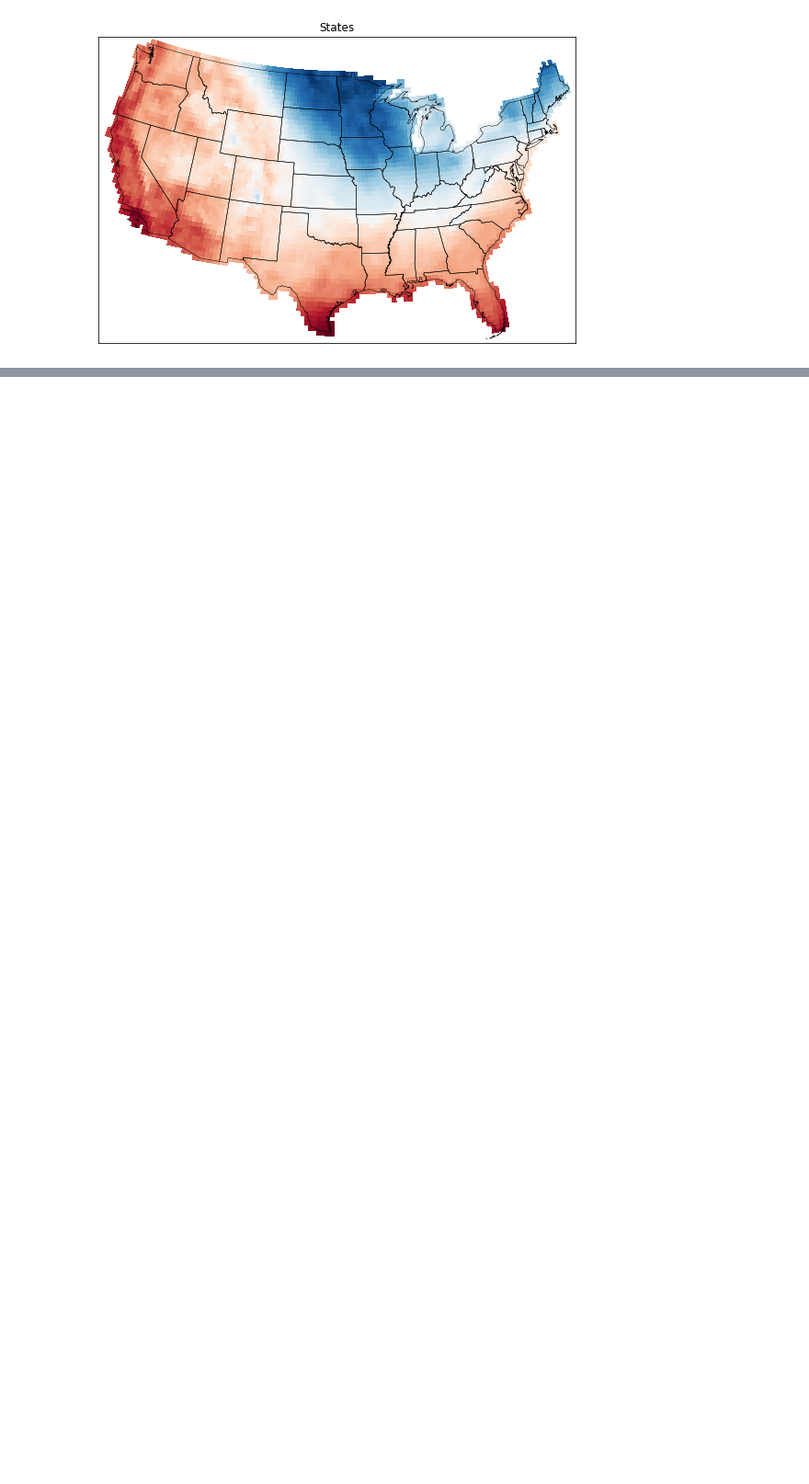
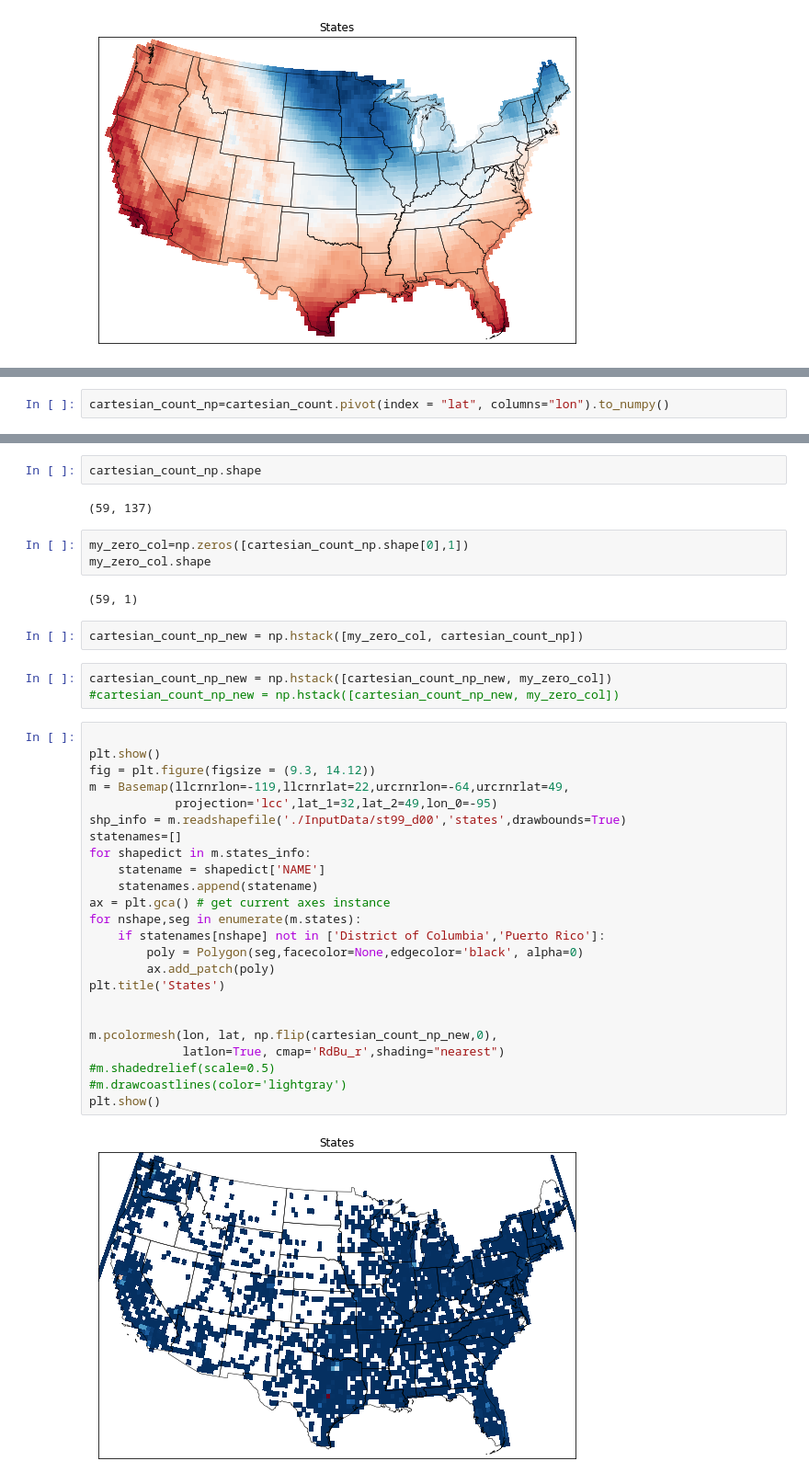
Before and after one commit to epfl-ada/ada-2020-project-milestone-p3-p3_panda_pied, a Jupyter notebook: US_temp.ipynb, the cells around one changed output, grey strips where cells are left out. Shown: that part at 92% size. Cells and saved outputs as stored; diff of their text form; blank space fills up the shorter version.

Commit message:
ENH: the gridded checkin data added in US_temp file plots drawn over US map

```diff
--- a/US_temp.ipynb
+++ b/US_temp.ipynb
@@ -42,0 +101,2 @@ plt.show()
+# %%
+cartesian_count_np=cartesian_count.pivot(index = "lat", columns="lon").to_numpy()
@@ -42,0 +121,40 @@ plt.show()
+# %%
+cartesian_count_np.shape
+# %% [output]
+(59, 137)
+# %%
+my_zero_col=np.zeros([cartesian_count_np.shape[0],1])
+my_zero_col.shape
+# %% [output]
+(59, 1)
+# %%
+cartesian_count_np_new = np.hstack([my_zero_col, cartesian_count_np])
+# %%
+cartesian_count_np_new = np.hstack([cartesian_count_np_new, my_zero_col])
+#cartesian_count_np_new = np.hstack([cartesian_count_np_new, my_zero_col])
+# %%
+
+plt.show()
+fig = plt.figure(figsize = (9.3, 14.12))
+m = Basemap(llcrnrlon=-119,llcrnrlat=22,urcrnrlon=-64,urcrnrlat=49,
+            projection='lcc',lat_1=32,lat_2=49,lon_0=-95)
+shp_info = m.readshapefile('./InputData/st99_d00','states',drawbounds=True)
+statenames=[]
+for shapedict in m.states_info:
+    statename = shapedict['NAME']
+    statenames.append(statename)
+ax = plt.gca() # get current axes instance
+for nshape,seg in enumerate(m.states):
+    if statenames[nshape] not in ['District of Columbia','Puerto Rico']:
+        poly = Polygon(seg,facecolor=None,edgecolor='black', alpha=0)
+        ax.add_patch(poly)
+plt.title('States')
+
+
+m.pcolormesh(lon, lat, np.flip(cartesian_count_np_new,0),
+             latlon=True, cmap='RdBu_r',shading="nearest")
+#m.shadedrelief(scale=0.5)
+#m.drawcoastlines(color='lightgray')
+plt.show()
+# %% [output]
+[figure, added]
```
Also changed, not shown: parts of 32 cells of this notebook, 1 other file.
